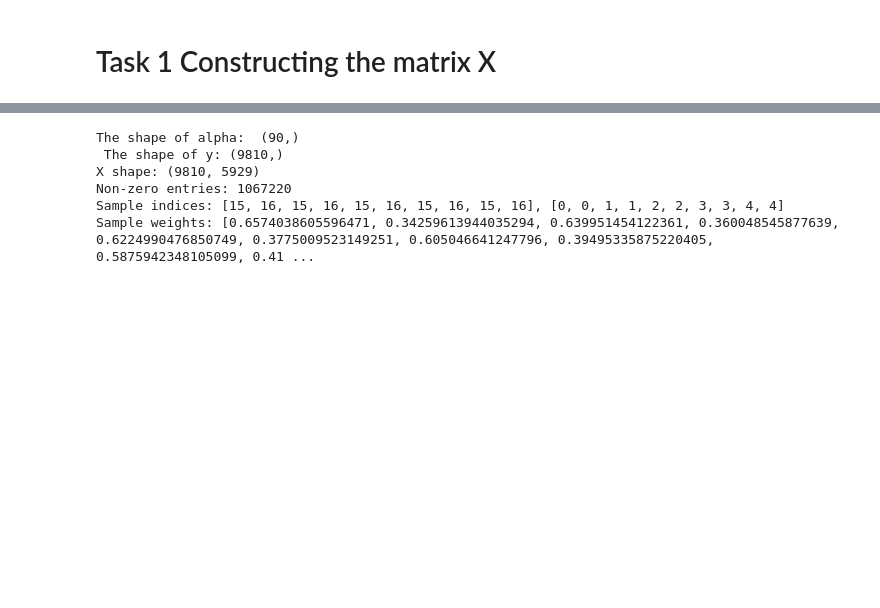
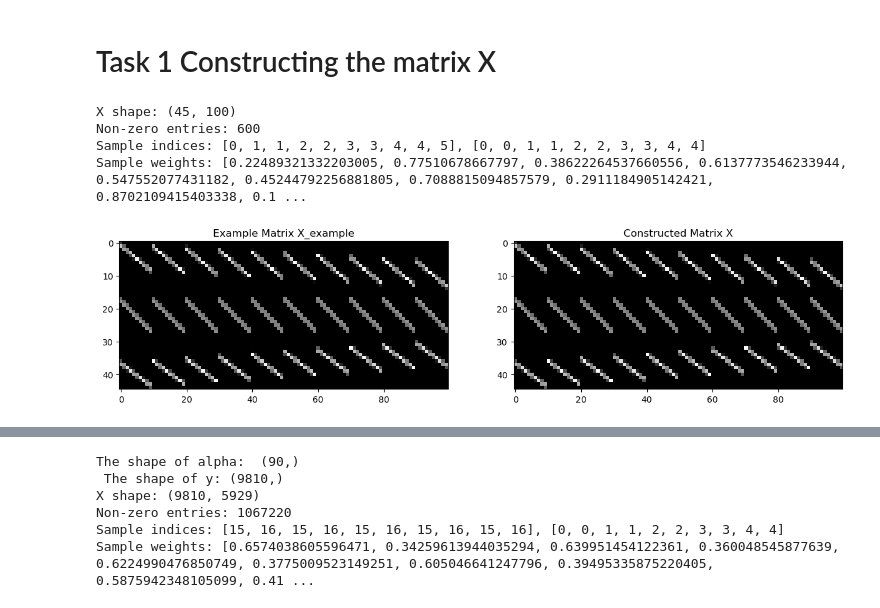
Before and after one commit to juancprolam/Machine_learning_Ess, a Jupyter notebook: Exercise_4/Task_1.ipynb, the cells around one changed output, grey strips where cells are left out. Saved outputs shown, nothing was run; the diff lists cells and outputs as text; code cells hidden in the pictures; blank space fills up the shorter version.

```diff
--- a/Exercise_4/Task_1.ipynb
+++ b/Exercise_4/Task_1.ipynb
@@ -5,19 +5,6 @@ import os
 import numpy as np
 import matplotlib.pyplot as plt
 from scipy.sparse import coo_matrix
-# %%
-def construct_X(M, alphas, Np = None):
-    if Np is None:
-        Np = int(np.ceil(np.sqrt(2) * M))
-    i_indices = []
-    j_indices = []
-    weights = []
-
-    N = len(alphas) * Np
-    D = M * M
-    X = coo_matrix((weights, (i_indices, j_indices)), shape=(N, D), dtype = numpy.float32),
-
-    return X
 # %%
 def construct_X(M, alphas, Np=None):
     if Np is None:
@@ -62,3 +47,32 @@ def construct_X(M, alphas, Np=None):
     print(f"Sample weights: {weights[:10]}")
 
     return X
+# %%
+
+# Construct the matrix for the given parameters
+M = 10
+alphas = [-33, 1, 42]
+X = construct_X(M, alphas)
+
+# Load the example matrix
+X_example = np.load('hs_tomography/X_example.npy')
+
+# Convert sparse matrix X to dense format
+X_dense = X.toarray()
+
+# Visualize both matrices
+fig, axes = plt.subplots(1, 2, figsize=(15, 5))
+
+axes[0].imshow(X_example, cmap='gray')
+axes[0].set_title('Example Matrix X_example')
+
+axes[1].imshow(X_dense, cmap='gray')
+axes[1].set_title('Constructed Matrix X')
+
+plt.show()
+# %% [output]
+X shape: (45, 100)
+Non-zero entries: 600
+Sample indices: [0, 1, 1, 2, 2, 3, 3, 4, 4, 5], [0, 0, 1, 1, 2, 2, 3, 3, 4, 4]
+Sample weights: [0.22489321332203005, 0.77510678667797, 0.38622264537660556, 0.6137773546233944, 0.547552077431182, 0.45244792256881805, 0.7088815094857579, 0.2911184905142421, 0.8702109415403338, 0.1 ...
+[figure, added]
```
Also changed, not shown: parts of 10 cells of this notebook.
